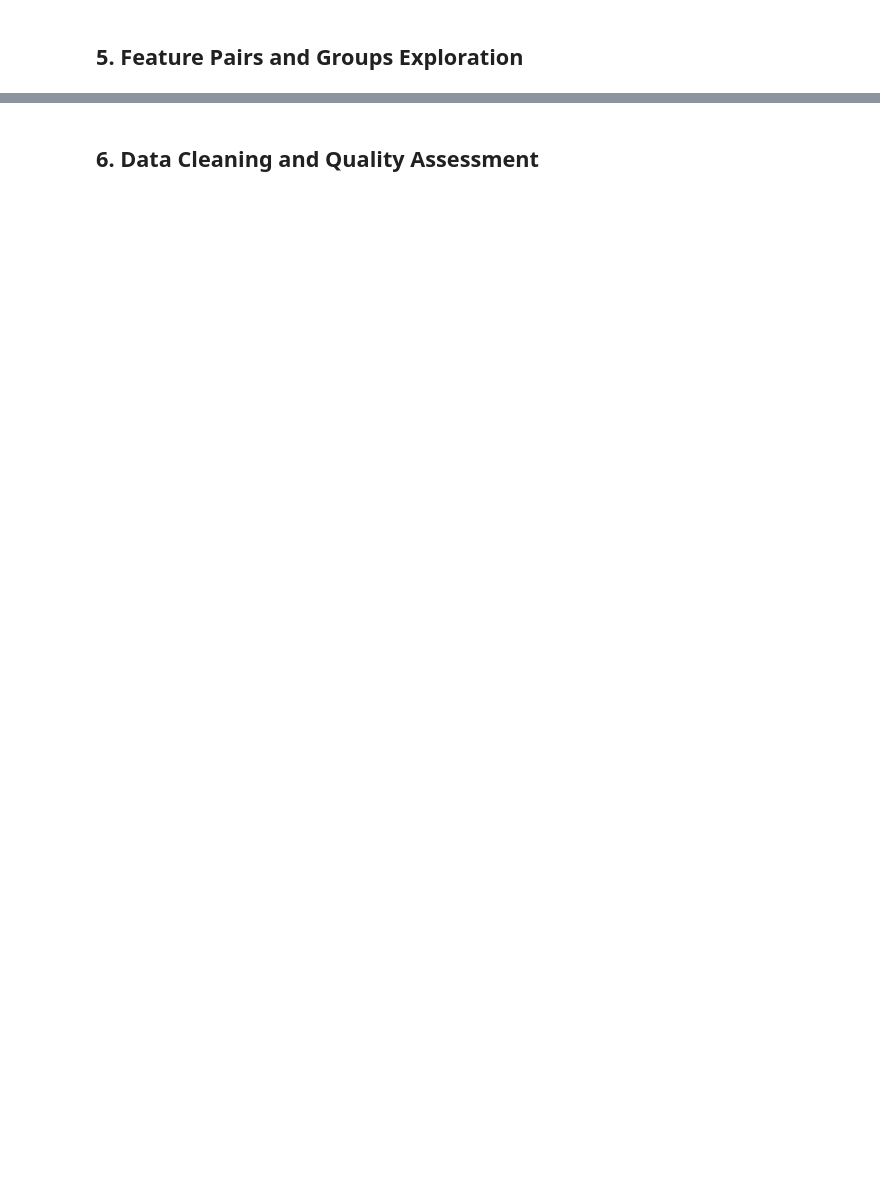
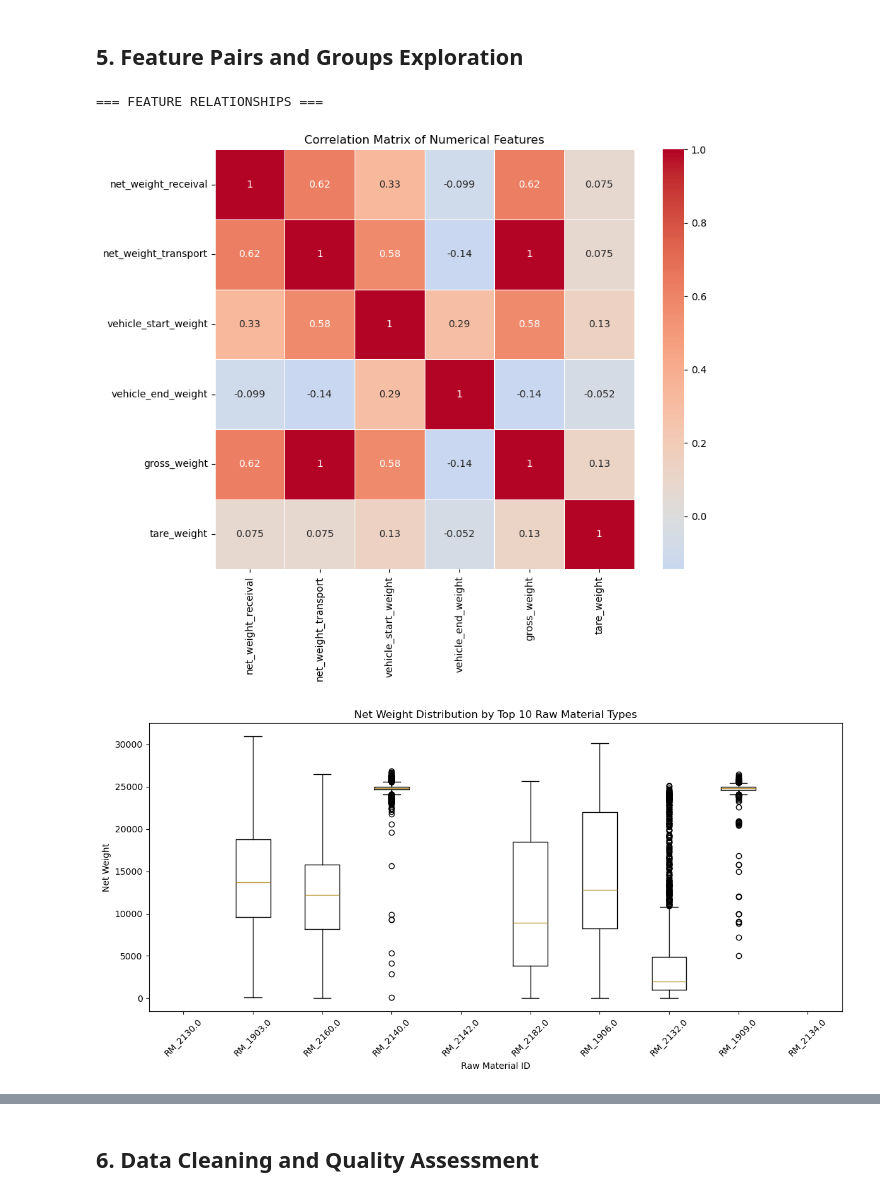
Before and after one commit to KristianLarsen01/MMLIP, a Jupyter notebook: Report.ipynb, the cells around one changed output, grey strips where cells are left out. Cells and saved outputs as stored; diff of their text form; code cells hidden in the pictures; blank space fills up the shorter version.

```diff
--- a/Report.ipynb
+++ b/Report.ipynb
@@ -372,44 +409,72 @@ print(alloy_counts)
 print("=== FEATURE RELATIONSHIPS ===\n")
 
 # Merge datasets for comprehensive analysis
-# Merge receivals with materials information
+# Merge receivals with materials information (kept for potential future feature joins)
 receivals_materials = receivals.merge(materials, on=['rm_id', 'product_id'], how='left')
 
 # Merge with transportation data
-full_data = receivals.merge(transportation,
-                           on=['rm_id', 'product_id', 'purchase_order_id', 'purchase_order_item_no', 'receival_item_no'],
-                           how='left')
+# Note: duplicate column names (e.g. net_weight) will receive suffixes so we can distinguish sources
+full_data = receivals.merge(
+    transportation,
+    on=['rm_id', 'product_id', 'purchase_order_id', 'purchase_order_item_no', 'receival_item_no'],
+    how='left',
+    suffixes=('_receival', '_transport')
+)
 
 # 1. Correlation analysis for numerical features
-numerical_cols = ['net_weight', 'vehicle_start_weight', 'vehicle_end_weight', 'gross_weight', 'tare_weight']
-correlation_data = full_data[numerical_cols].corr()
+# After merge, receivals net weight becomes net_weight_receival and transportation becomes net_weight_transport
+numerical_cols_desired = [
+    'net_weight_receival', 'net_weight_transport',
+    'vehicle_start_weight', 'vehicle_end_weight',
+    'gross_weight', 'tare_weight'
+]
 
-plt.figure(figsize=(10, 8))
-sns.heatmap(correlation_data, annot=True, cmap='coolwarm', center=0,
-            square=True, linewidths=0.5)
-plt.title('Correlation Matrix of Numerical Features')
-plt.tight_layout()
-plt.show()
+# Keep only columns that actually exist and are numeric
+available_numeric_cols = []
+for c in numerical_cols_desired:
+    if c in full_data.columns:
+        # Attempt coercion to numeric (in-place safe copy avoided for clarity)
+        full_data[c] = pd.to_numeric(full_data[c], errors='coerce')
+        if full_data[c].notna().sum() > 0:
+            available_numeric_cols.append(c)
 
-# 2. Net weight by raw material type
+if len(available_numeric_cols) >= 2:
+    correlation_data = full_data[available_numeric_cols].corr()
+    if correlation_data.empty:
+        print("Correlation matrix is empty after filtering numeric columns.")
+    else:
+        plt.figure(figsize=(10, 8))
+        sns.heatmap(correlation_data, annot=True, cmap='coolwarm', center=0,
+                    square=True, linewidths=0.5)
+        plt.title('Correlation Matrix of Numerical Features')
+        plt.tight_layout()
+        plt.show()
+else:
+    print(f"Not enough numeric columns available for correlation (found: {available_numeric_cols}).")
+
+# 2. Net weight by raw material type (uses original receivals dataframe)
 plt.figure(figsize=(12, 6))
 top_rm_ids = receivals['rm_id'].value_counts().head(10).index
 rm_weights = []
 rm_labels = []
 
 for rm_id in top_rm_ids:
     weights = receivals[receivals['rm_id'] == rm_id]['net_weight']
     rm_weights.append(weights)
     rm_labels.append(f'RM_{rm_id}')
 
 plt.boxplot(rm_weights, labels=rm_labels)
 plt.title('Net Weight Distribution by Top 10 Raw Material Types')
 plt.xlabel('Raw Material ID')
 plt.ylabel('Net Weight')
 plt.xticks(rotation=45)
 plt.tight_layout()
 plt.show()
 
 print("Average net weight by raw material type:")
 avg_weights_by_rm = receivals.groupby('rm_id')['net_weight'].agg(['mean', 'std', 'count']).sort_values('mean', ascending=False)
 print(avg_weights_by_rm.head(10))
+# %% [output]
+=== FEATURE RELATIONSHIPS ===
+[figure, added]
+[figure, added]
```
Also changed, not shown: parts of 13 cells of this notebook, 1 other file.
